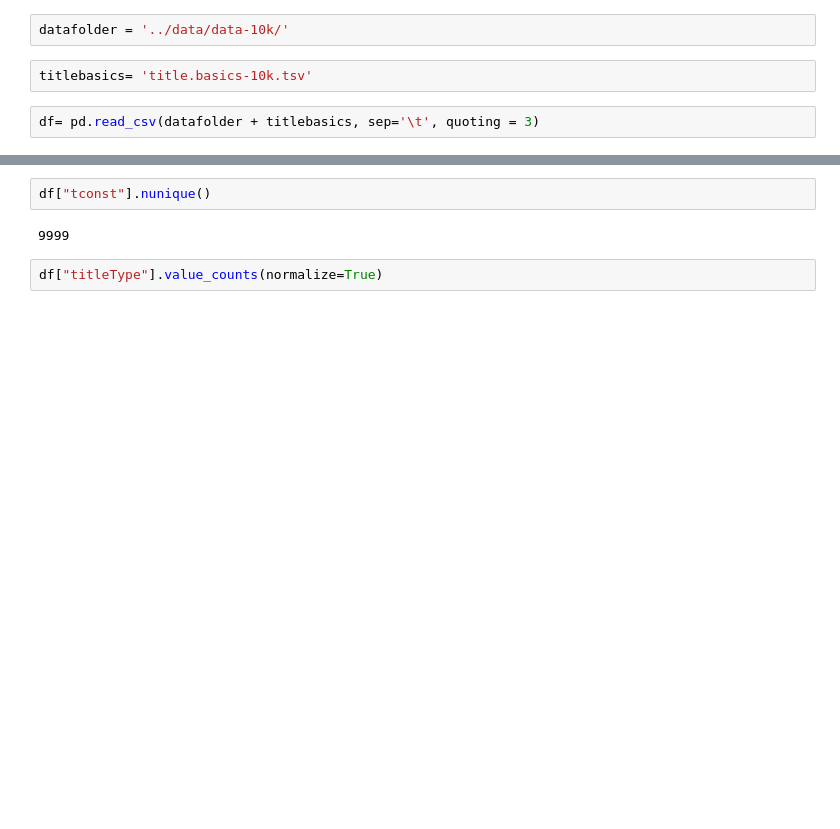
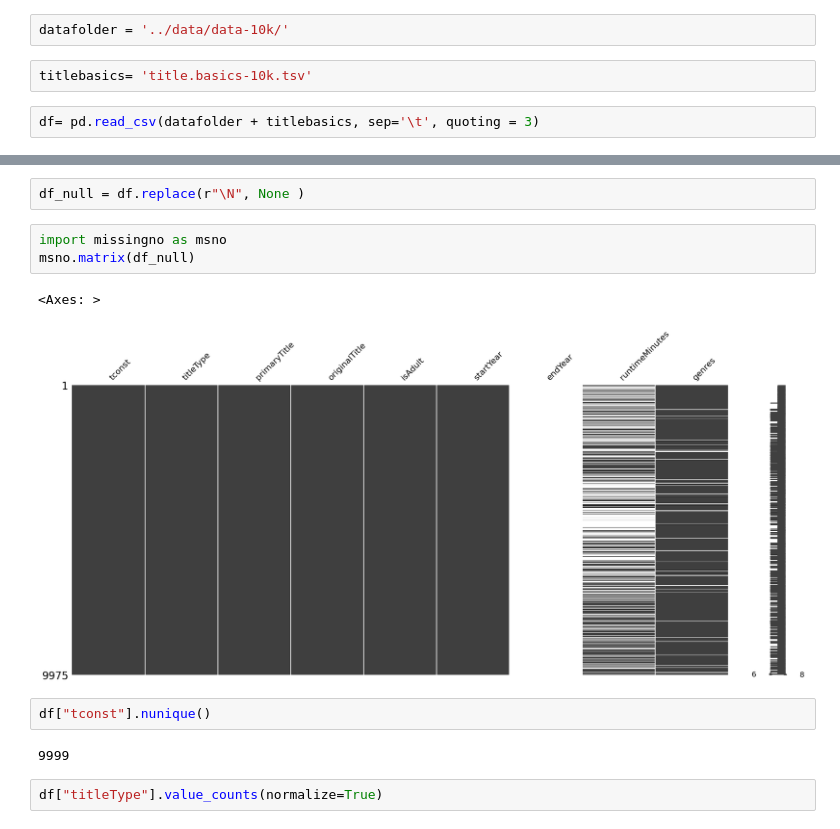
Before and after one commit to data-IA-2024/netfloox-recommandation-gr3, a Jupyter notebook: Notebook/Analyse_explo_titlebasics.ipynb, the cells around one changed output, grey strips where cells are left out. Drawn from its saved outputs; the diff is of its cells as text; blank space fills up the shorter version.

```diff
--- a/Notebook/Analyse_explo_titlebasics.ipynb
+++ b/Notebook/Analyse_explo_titlebasics.ipynb
@@ -25,6 +26,14 @@ df.head()
 | 2 | tt0000003 | short | Poor Pierrot | Pauvre Pierrot | 0 | 1892 | \N | 5 | Animation,Comedy,Romance |
 | 3 | tt0000004 | short | Un bon bock | Un bon bock | 0 | 1892 | \N | 12 | Animation,Short |
 | 4 | tt0000005 | short | Blacksmith Scene | Blacksmith Scene | 0 | 1893 | \N | 1 | Short |
+# %%
+df_null = df.replace(r"\N", None )
+# %%
+import missingno as msno
+msno.matrix(df_null)
+# %% [output]
+<Axes: >
+[figure, added]
 # %%
 df["tconst"].nunique()
 # %% [output]
```
Also changed, not shown: parts of 17 cells of this notebook, 2 other files.
